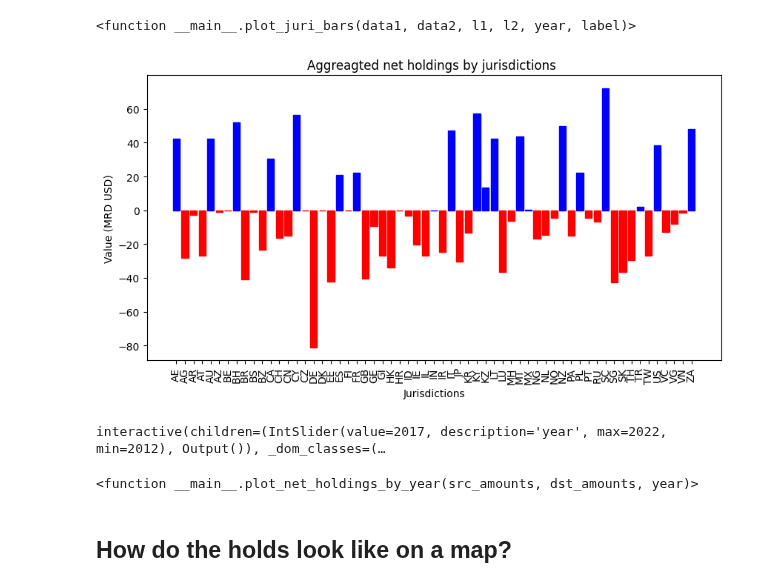
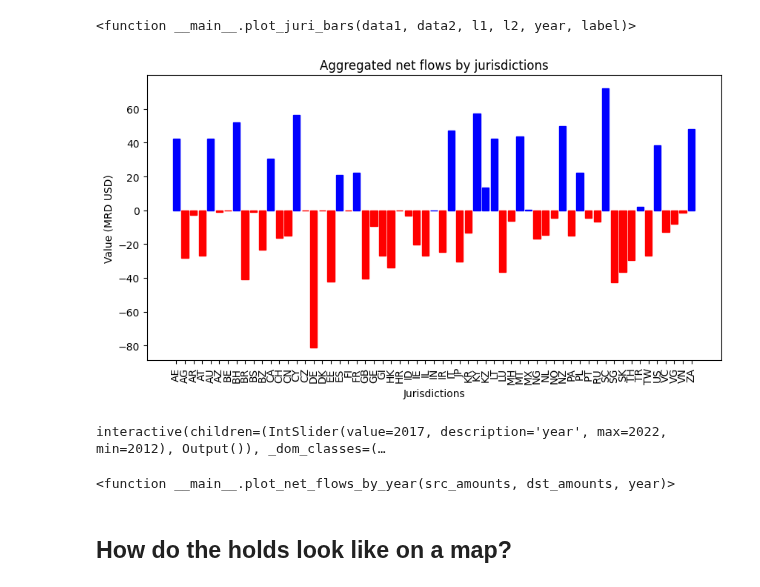
Before and after one commit to FlowDrucka64/MoneyFlow, a Jupyter notebook: data_exploration.ipynb, the cells around one changed output. Drawn from its saved outputs; the diff is of its cells as text; code cells hidden in the pictures.

Commit message:
Rename net holdings to net flows

```diff
--- a/data_exploration.ipynb
+++ b/data_exploration.ipynb
@@ -495,37 +495,37 @@ result['value_USD'] = src_amounts['src_value_USD'].sub(dst_amounts['dst_value_US
 # %%
 result = src_amounts.copy()
 result['value_USD'] = src_amounts['src_value_USD'].sub(dst_amounts['dst_value_USD'], axis=0)
 
 result = result.groupby(['jurisdictions'])['value_USD'].sum().reset_index()
 result = result.sort_values("jurisdictions",ascending=True)
 result["value_USD"] = result["value_USD"] / 10**9
 
 plt.figure(figsize=(10, 5))
 
 # Plot the bar chart
 bars = plt.bar(result['jurisdictions'], result['value_USD'])
 
 # Set labels and title
 plt.xlabel('Jurisdictions')
 plt.ylabel('Value (MRD USD)')
-plt.title('Aggregated net holdings by jurisdictions ')
+plt.title('Aggregated net flows by jurisdictions')
 
 # Rotate x-axis labels for better visibility
 plt.xticks(rotation=90)
 
 # Color the bars based on a condition
 for bar, value in zip(bars, result['value_USD']):
     if value < 0:
         bar.set_color('red')
     else:
         bar.set_color('blue')
 
 # Display the plot
 plt.show()
 # %% [output]
-[figure, old version]
+[figure, new version]
 # %%
-def plot_net_holdings_by_year(src_amounts,dst_amounts,year):
+def plot_net_flows_by_year(src_amounts,dst_amounts,year):
     result = src_amounts[src_amounts['year'] == year]
     result['value_USD'] = src_amounts['src_value_USD'].sub(dst_amounts['dst_value_USD'], axis=0)
 
@@ -541,7 +541,7 @@ def plot_net_holdings_by_year(src_amounts,dst_amounts,year):
     # Set labels and title
     plt.xlabel('Jurisdictions')
     plt.ylabel('Value (MRD USD)')
-    plt.title('Aggreagted net holdings by jurisdictions ')
+    plt.title('Aggregated net flows by jurisdictions ')
 
     # Rotate x-axis labels for better visibility
     plt.xticks(rotation=90)
@@ -556,10 +556,10 @@ def plot_net_holdings_by_year(src_amounts,dst_amounts,year):
     # Display the plot
     plt.show()
 
-interact(plot_net_holdings_by_year,src_amounts=fixed(src_amounts),dst_amounts=fixed(dst_amounts),year=(2012,2022,1))
+interact(plot_net_flows_by_year,src_amounts=fixed(src_amounts),dst_amounts=fixed(dst_amounts),year=(2012,2022,1))
 # %% [output]
 interactive(children=(IntSlider(value=2017, description='year', max=2022, min=2012), Output()), _dom_classes=(…
-<function __main__.plot_net_holdings_by_year(src_amounts, dst_amounts, year)>
+<function __main__.plot_net_flows_by_year(src_amounts, dst_amounts, year)>
 # %% [markdown]
 ## How do the holds look like on a map?
 # %%
```
Also changed, not shown: parts of 2 cells of this notebook.
